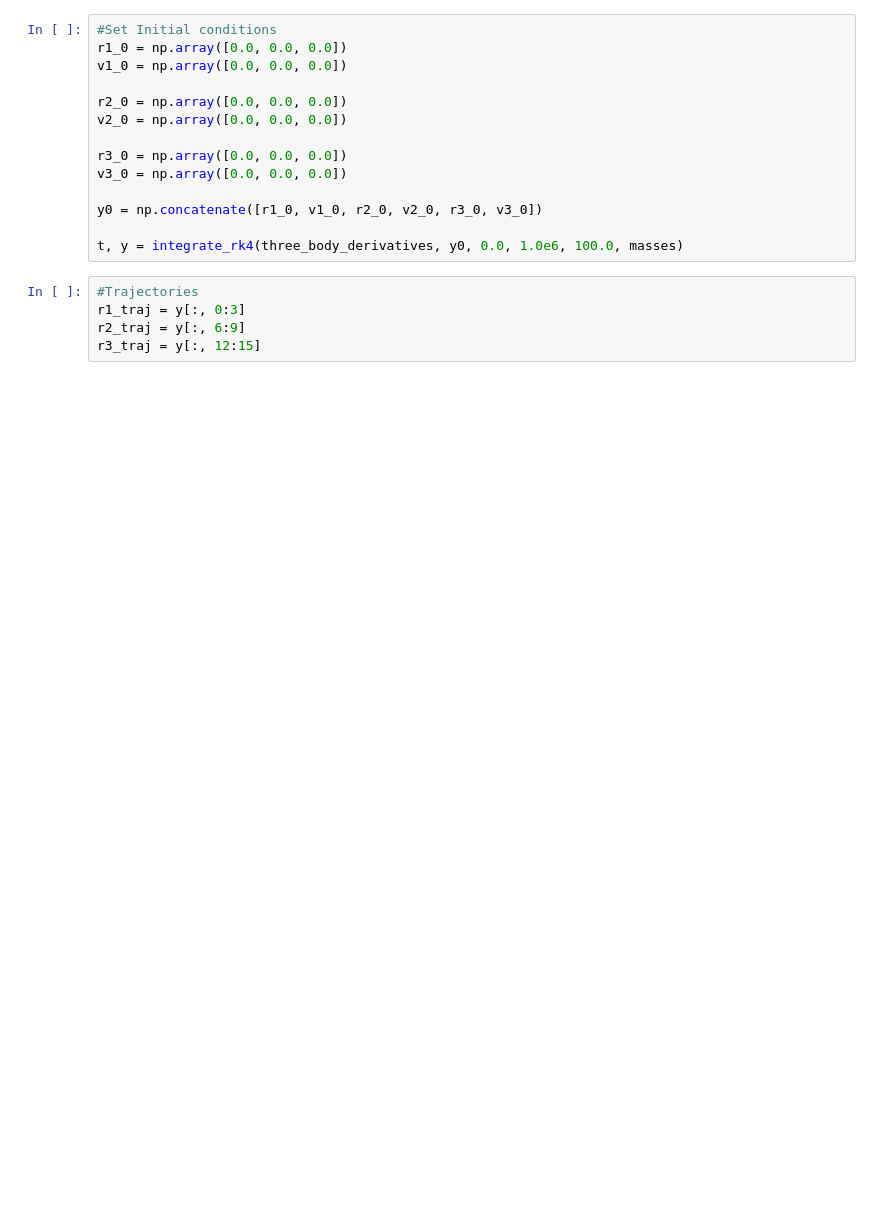
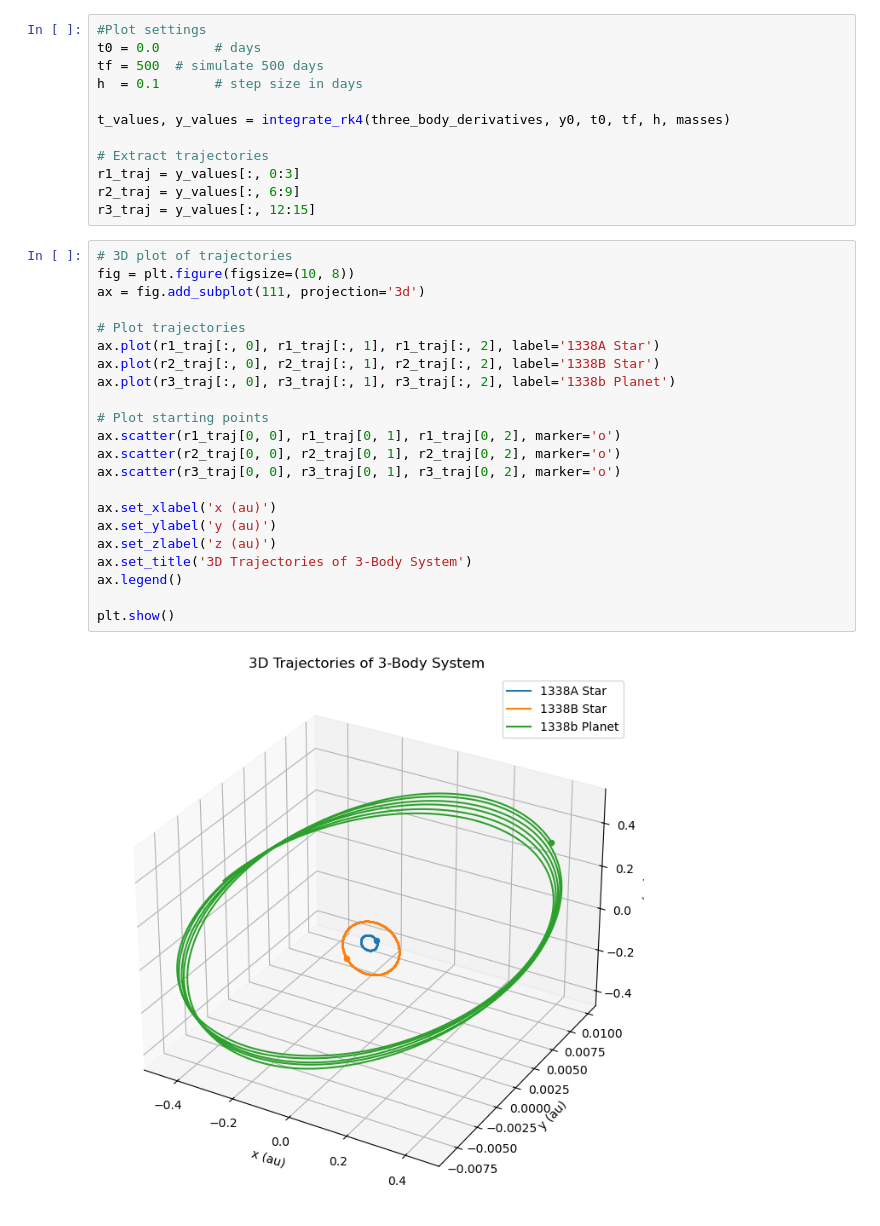
Before and after one commit to hannahs1021/AE370_Project_1, a Jupyter notebook: Project_1.ipynb, the cells around one changed output. Cells and saved outputs as stored; diff of their text form; blank space fills up the shorter version.

```diff
--- a/Project_1.ipynb
+++ b/Project_1.ipynb
@@ -92,19 +123,36 @@ def integrate_rk4(f, y0, t0, tf, h, masses):
-# %%
-#Set Initial conditions
-r1_0 = np.array([0.0, 0.0, 0.0])
-v1_0 = np.array([0.0, 0.0, 0.0])
-
-r2_0 = np.array([0.0, 0.0, 0.0])
-v2_0 = np.array([0.0, 0.0, 0.0])
-
-r3_0 = np.array([0.0, 0.0, 0.0])
-v3_0 = np.array([0.0, 0.0, 0.0])
-
-y0 = np.concatenate([r1_0, v1_0, r2_0, v2_0, r3_0, v3_0])
-
-t, y = integrate_rk4(three_body_derivatives, y0, 0.0, 1.0e6, 100.0, masses)
-# %%
-#Trajectories
-r1_traj = y[:, 0:3]
-r2_traj = y[:, 6:9]
-r3_traj = y[:, 12:15]
+# %%
+#Plot settings
+t0 = 0.0       # days
+tf = 500  # simulate 500 days
+h  = 0.1       # step size in days
+
+t_values, y_values = integrate_rk4(three_body_derivatives, y0, t0, tf, h, masses)
+
+# Extract trajectories
+r1_traj = y_values[:, 0:3]
+r2_traj = y_values[:, 6:9]
+r3_traj = y_values[:, 12:15]
+# %%
+# 3D plot of trajectories
+fig = plt.figure(figsize=(10, 8))
+ax = fig.add_subplot(111, projection='3d')
+
+# Plot trajectories
+ax.plot(r1_traj[:, 0], r1_traj[:, 1], r1_traj[:, 2], label='1338A Star')
+ax.plot(r2_traj[:, 0], r2_traj[:, 1], r2_traj[:, 2], label='1338B Star')
+ax.plot(r3_traj[:, 0], r3_traj[:, 1], r3_traj[:, 2], label='1338b Planet')
+
+# Plot starting points
+ax.scatter(r1_traj[0, 0], r1_traj[0, 1], r1_traj[0, 2], marker='o')
+ax.scatter(r2_traj[0, 0], r2_traj[0, 1], r2_traj[0, 2], marker='o')
+ax.scatter(r3_traj[0, 0], r3_traj[0, 1], r3_traj[0, 2], marker='o')
+
+ax.set_xlabel('x (au)')
+ax.set_ylabel('y (au)')
+ax.set_zlabel('z (au)')
+ax.set_title('3D Trajectories of 3-Body System')
+ax.legend()
+
+plt.show()
+# %% [output]
+[figure, added]
```
Also changed, not shown: parts of 6 cells of this notebook.
